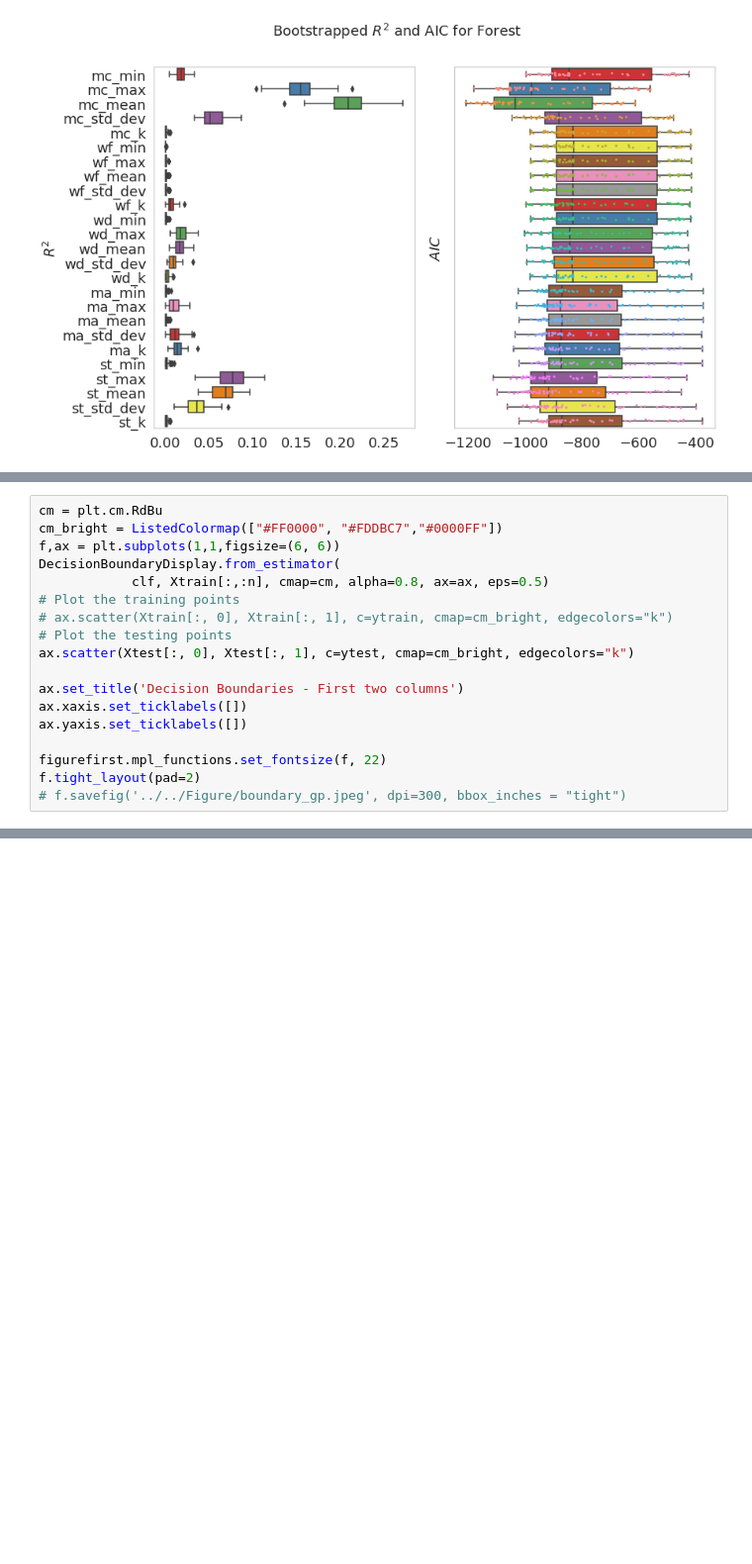
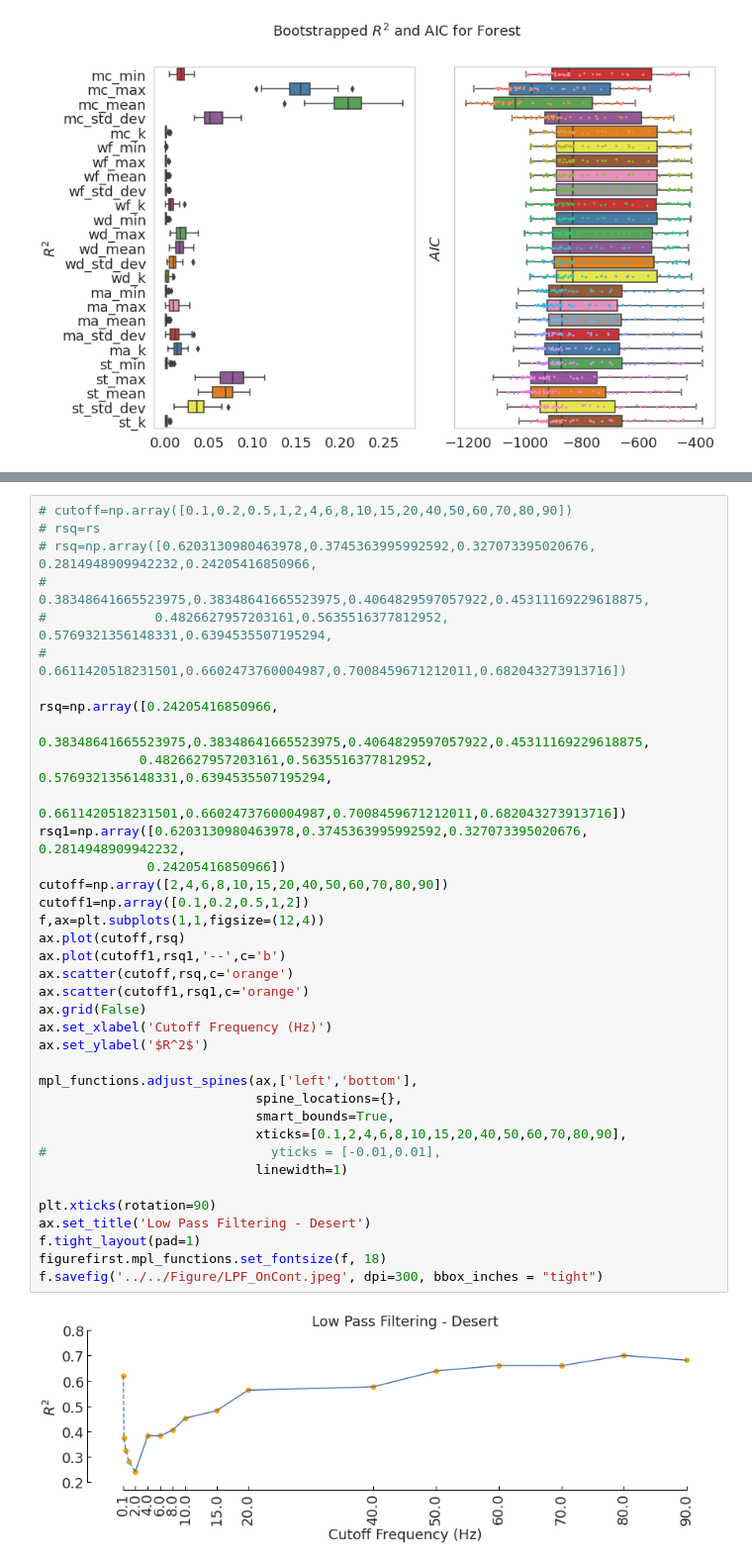
Before and after one commit to arunavanag591/odor_analysis, a Jupyter notebook: data_exploration/dataClassification.ipynb, the cells around one changed output, grey strips where cells are left out. Shown: that part at 99% size. Drawn from its saved outputs; the diff is of its cells as text; blank space fills up the shorter version.

```diff
--- a/data_exploration/dataClassification.ipynb
+++ b/data_exploration/dataClassification.ipynb
@@ -907,18 +672,0 @@ Accuracy: 0.544
-# %%
-cm = plt.cm.RdBu
-cm_bright = ListedColormap(["#FF0000", "#FDDBC7","#0000FF"])
-f,ax = plt.subplots(1,1,figsize=(6, 6))
-DecisionBoundaryDisplay.from_estimator(
-            clf, Xtrain[:,:n], cmap=cm, alpha=0.8, ax=ax, eps=0.5)
-# Plot the training points
-# ax.scatter(Xtrain[:, 0], Xtrain[:, 1], c=ytrain, cmap=cm_bright, edgecolors="k")
-# Plot the testing points
-ax.scatter(Xtest[:, 0], Xtest[:, 1], c=ytest, cmap=cm_bright, edgecolors="k")
-
-ax.set_title('Decision Boundaries - First two columns')
-ax.xaxis.set_ticklabels([])
-ax.yaxis.set_ticklabels([])
-
-figurefirst.mpl_functions.set_fontsize(f, 22)
-f.tight_layout(pad=2)
-# f.savefig('../../Figure/boundary_gp.jpeg', dpi=300, bbox_inches = "tight")
@@ -1038,0 +740,39 @@ False
+# %%
+# cutoff=np.array([0.1,0.2,0.5,1,2,4,6,8,10,15,20,40,50,60,70,80,90])
+# rsq=rs
+# rsq=np.array([0.6203130980463978,0.3745363995992592,0.327073395020676, 0.2814948909942232,0.24205416850966,
+#              0.38348641665523975,0.38348641665523975,0.4064829597057922,0.45311169229618875,
+#              0.4826627957203161,0.5635516377812952, 0.5769321356148331,0.6394535507195294,
+#              0.6611420518231501,0.6602473760004987,0.7008459671212011,0.682043273913716])
+
+rsq=np.array([0.24205416850966,
+             0.38348641665523975,0.38348641665523975,0.4064829597057922,0.45311169229618875,
+             0.4826627957203161,0.5635516377812952, 0.5769321356148331,0.6394535507195294,
+             0.6611420518231501,0.6602473760004987,0.7008459671212011,0.682043273913716])
+rsq1=np.array([0.6203130980463978,0.3745363995992592,0.327073395020676, 0.2814948909942232,
+              0.24205416850966])
+cutoff=np.array([2,4,6,8,10,15,20,40,50,60,70,80,90])
+cutoff1=np.array([0.1,0.2,0.5,1,2])
+f,ax=plt.subplots(1,1,figsize=(12,4))
+ax.plot(cutoff,rsq)
+ax.plot(cutoff1,rsq1,'--',c='b')
+ax.scatter(cutoff,rsq,c='orange')
+ax.scatter(cutoff1,rsq1,c='orange')
+ax.grid(False)
+ax.set_xlabel('Cutoff Frequency (Hz)')
+ax.set_ylabel('$R^2$')
+
+mpl_functions.adjust_spines(ax,['left','bottom'],
+                            spine_locations={},
+                            smart_bounds=True,
+                            xticks=[0.1,2,4,6,8,10,15,20,40,50,60,70,80,90],
+#                             yticks = [-0.01,0.01],
+                            linewidth=1)
+
+plt.xticks(rotation=90)
+ax.set_title('Low Pass Filtering - Desert')
+f.tight_layout(pad=1)
+figurefirst.mpl_functions.set_fontsize(f, 18)
+f.savefig('../../Figure/LPF_OnCont.jpeg', dpi=300, bbox_inches = "tight")
+# %% [output]
+[figure, added]
```
Also changed, not shown: parts of 32 cells of this notebook.
